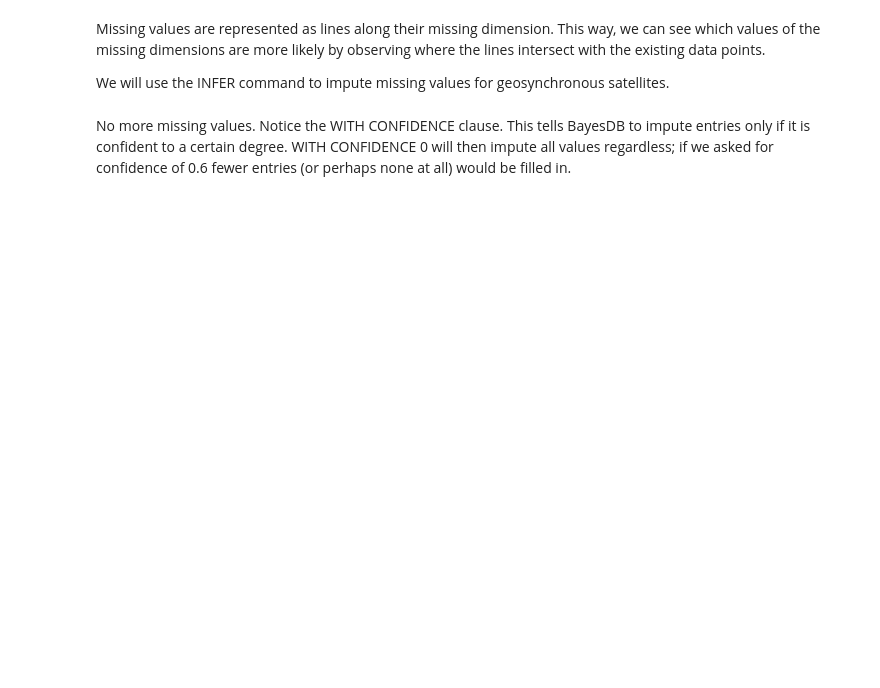
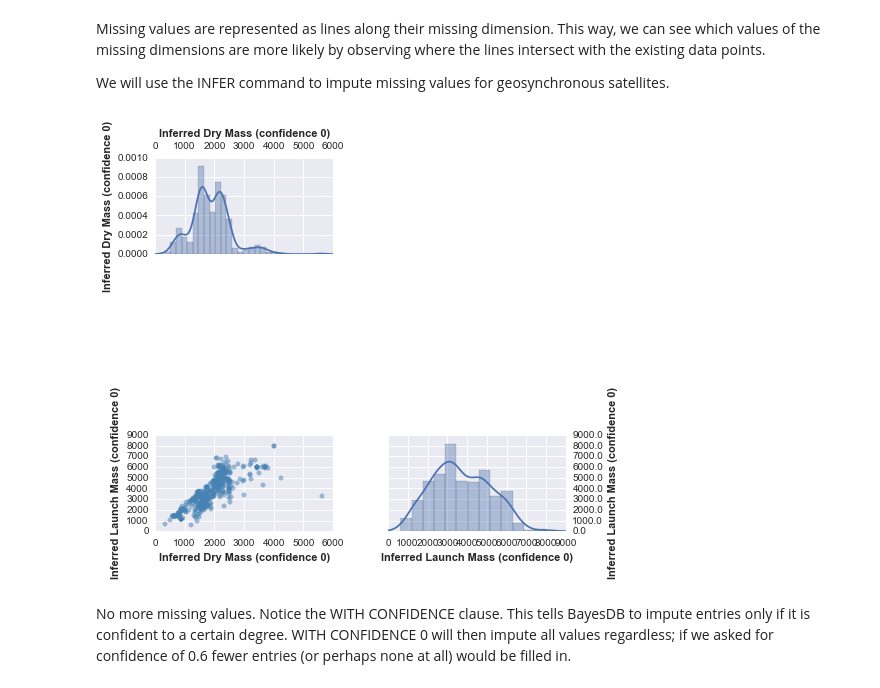
Before and after one commit to probcomp/bayeslite, a Jupyter notebook: examples/Satellites.ipynb, the cells around one changed output. Cells and saved outputs as stored; diff of their text form; code cells hidden in the pictures; blank space fills up the shorter version.

```diff
--- a/examples/Satellites.ipynb
+++ b/examples/Satellites.ipynb
@@ -93,13 +201,17 @@ Missing values are represented as lines along their missing dimension. This way,
 
 We will use the INFER command to impute missing values for geosynchronous satellites.
 # %%
-bdbcontrib.pairplot(satellites_bdb, '''
+# TODO takes a minute or two
+# TODO ugly plot layout
+_ = bdbcontrib.pairplot(satellites_bdb, '''
 INFER dry_mass_kg AS "Inferred Dry Mass (confidence 0)",
     launch_mass_kg AS "Inferred Launch Mass (confidence 0)"
     WITH CONFIDENCE 0
     FROM satellites_cc
     WHERE class_of_orbit = GEO;
 ''', show_missing=True)
+# %% [output]
+[figure, added]
 # %% [markdown]
 No more missing values. Notice the WITH CONFIDENCE clause. This tells BayesDB to impute entries only if it is confident to a certain degree. WITH CONFIDENCE 0 will then impute all values regardless; if we asked for confidence of 0.6 fewer entries (or perhaps none at all) would be filled in.
 # %%
```
Also changed, not shown: parts of 40 cells of this notebook.
